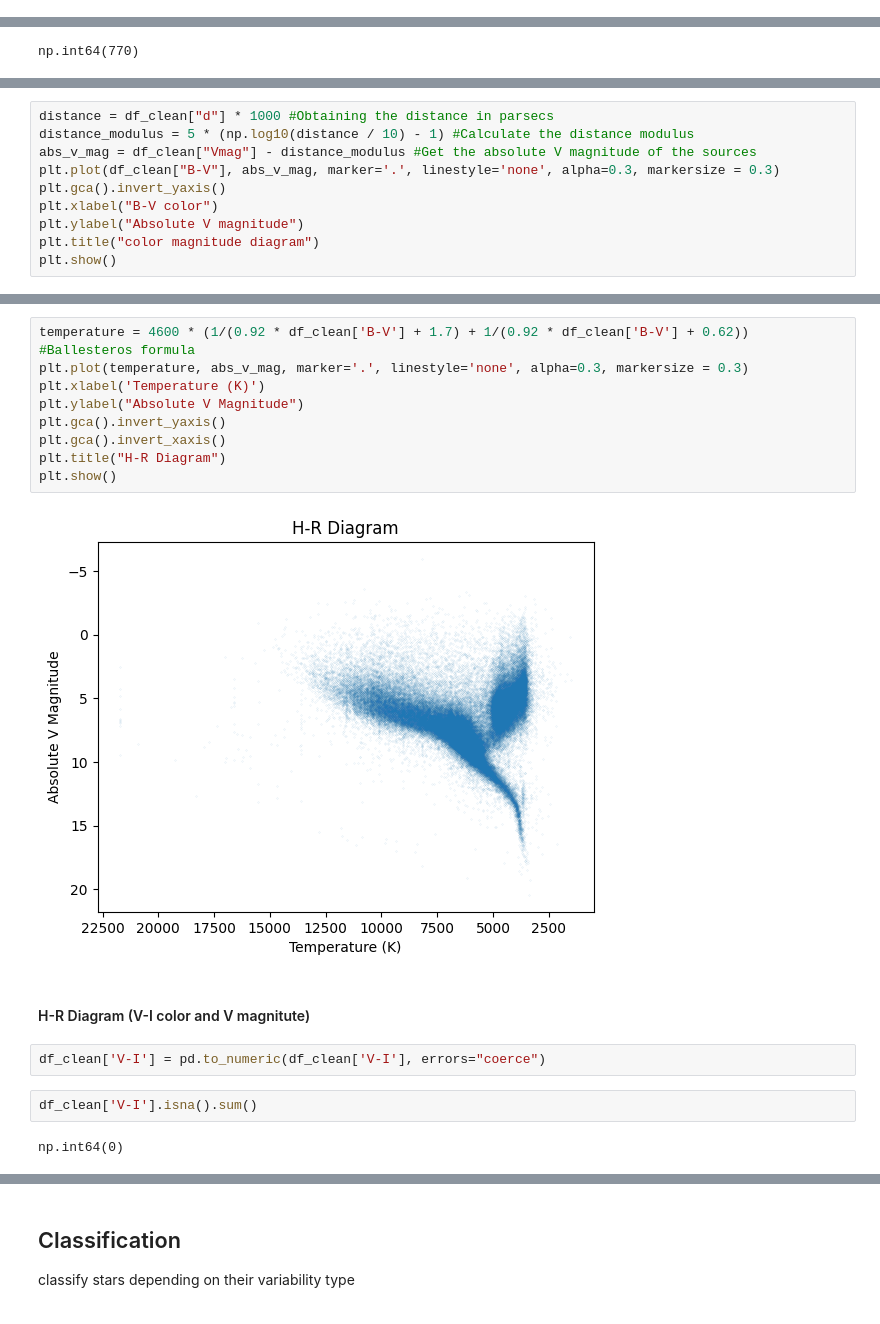
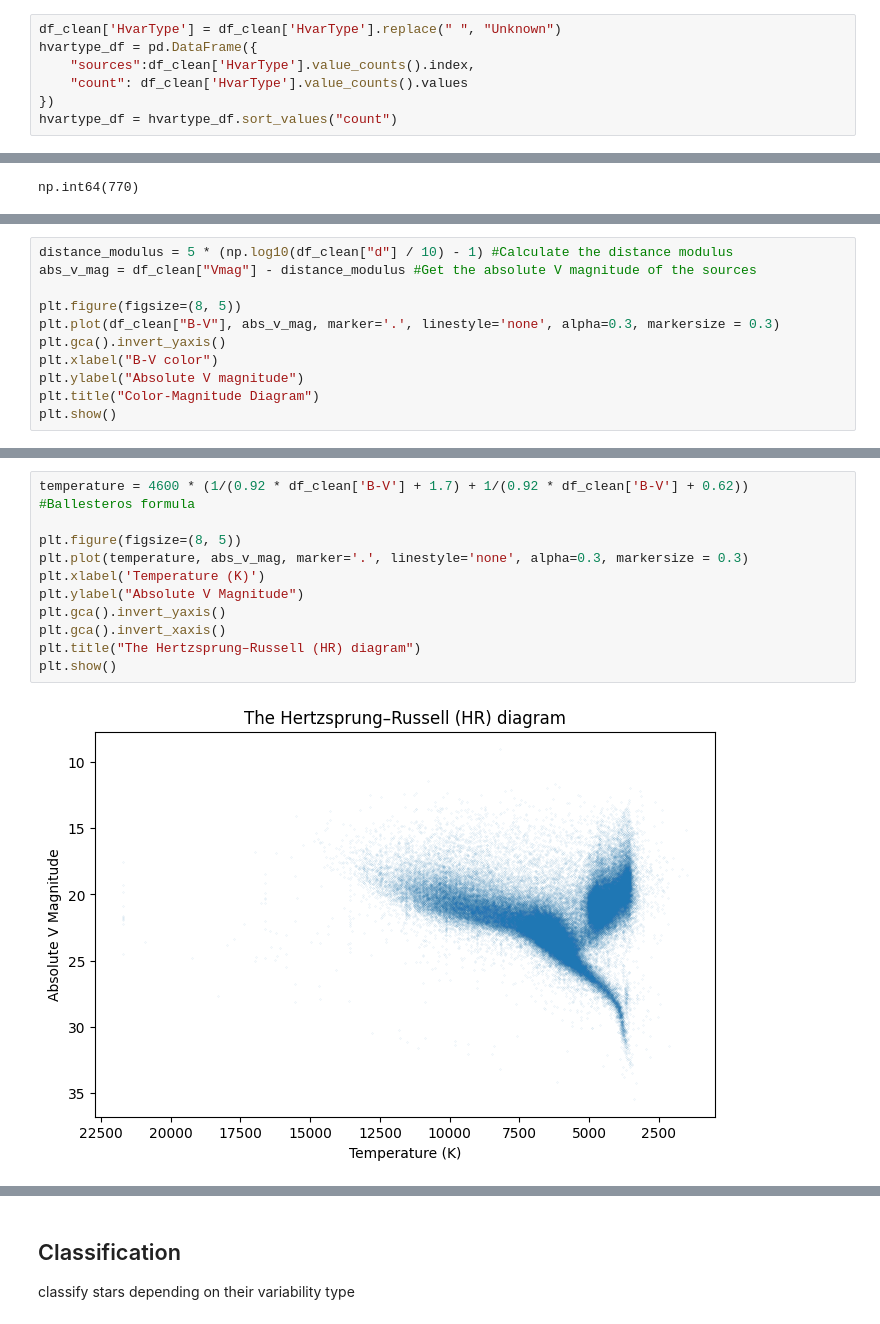
Before and after one commit to dinarazhorabek/astronomy_data_analysis, a Jupyter notebook: Hipparcos_Clustering_Starter.ipynb, the cells around one changed output, grey strips where cells are left out. Cells and saved outputs as stored; diff of their text form.

```diff
--- a/Hipparcos_Clustering_Starter.ipynb
+++ b/Hipparcos_Clustering_Starter.ipynb
@@ -262 +286,8 @@ how to handle missing values?
+# %%
+df_clean['HvarType'] = df_clean['HvarType'].replace(" ", "Unknown")
+hvartype_df = pd.DataFrame({
+    "sources":df_clean['HvarType'].value_counts().index,
+    "count": df_clean['HvarType'].value_counts().values
+})
+hvartype_df = hvartype_df.sort_values("count")
 # %%
@@ -303,11 +346,12 @@ df_clean.shape
 # %%
-distance = df_clean["d"] * 1000 #Obtaining the distance in parsecs
-distance_modulus = 5 * (np.log10(distance / 10) - 1) #Calculate the distance modulus
+distance_modulus = 5 * (np.log10(df_clean["d"] / 10) - 1) #Calculate the distance modulus
 abs_v_mag = df_clean["Vmag"] - distance_modulus #Get the absolute V magnitude of the sources
+
+plt.figure(figsize=(8, 5))
 plt.plot(df_clean["B-V"], abs_v_mag, marker='.', linestyle='none', alpha=0.3, markersize = 0.3)
 plt.gca().invert_yaxis()
 plt.xlabel("B-V color")
 plt.ylabel("Absolute V magnitude")
-plt.title("color magnitude diagram")
+plt.title("Color-Magnitude Diagram")
 plt.show()
 # %% [output]
@@ -317,19 +380,13 @@ next to plot HR diagram we need to calculate effective temperature, to do that w
 # %%
 temperature = 4600 * (1/(0.92 * df_clean['B-V'] + 1.7) + 1/(0.92 * df_clean['B-V'] + 0.62)) #Ballesteros formula
+
+plt.figure(figsize=(8, 5))
 plt.plot(temperature, abs_v_mag, marker='.', linestyle='none', alpha=0.3, markersize = 0.3)
 plt.xlabel('Temperature (K)')
 plt.ylabel("Absolute V Magnitude")
 plt.gca().invert_yaxis()
 plt.gca().invert_xaxis()
-plt.title("H-R Diagram")
+plt.title("The Hertzsprung–Russell (HR) diagram")
 plt.show()
 # %% [output]
-[figure, old version]
+[figure, new version]
-# %% [markdown]
-#### H-R Diagram (V-I color and V magnitute)
-# %%
-df_clean['V-I'] = pd.to_numeric(df_clean['V-I'], errors="coerce")
-# %%
-df_clean['V-I'].isna().sum()
-# %% [output]
-np.int64(0)
```
Also changed, not shown: parts of 24 cells of this notebook.
